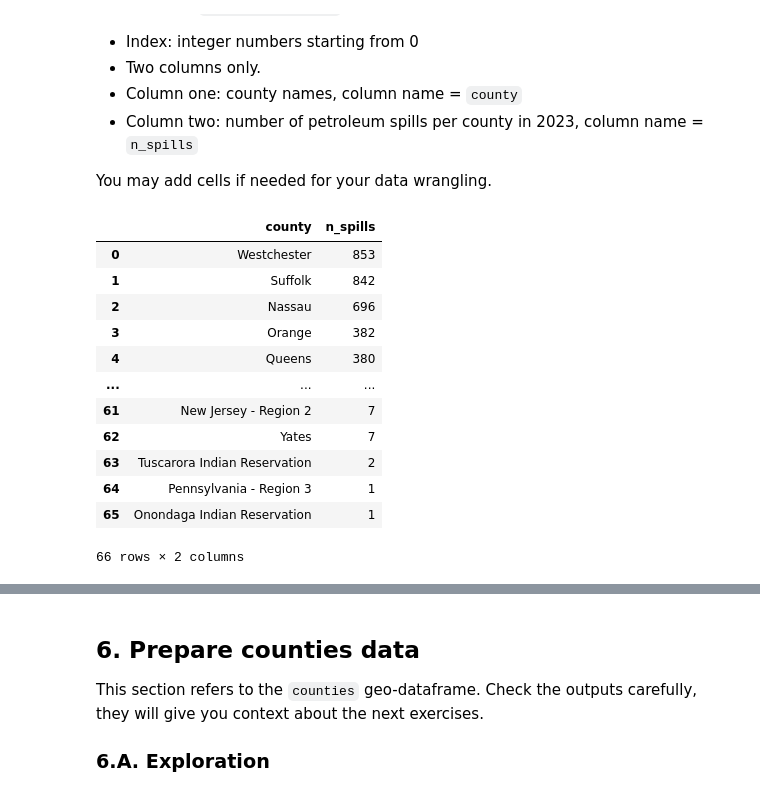
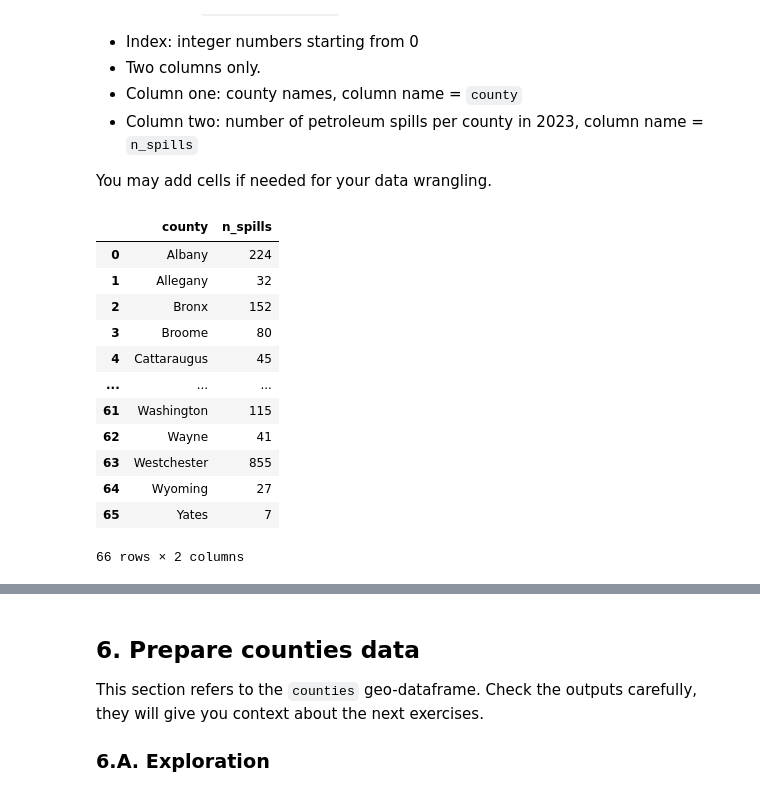
Before and after one commit to emaliap/eds220-hwk3, a Jupyter notebook: hwk3-task2-spills.ipynb, the cells around one changed output, grey strips where cells are left out. Saved outputs shown, nothing was run; the diff lists cells and outputs as text; code cells hidden in the pictures.

```diff
--- a/hwk3-task2-spills.ipynb
+++ b/hwk3-task2-spills.ipynb
@@ -273,7 +258,7 @@ Name: spill_date, dtype: datetime64[ns]
 a. Select data about petroleum spills that took place between January 1 and December 31, 2023 (including both dates). Store it in a variable named `petr_23`. The data selection should occur in a single line. You may add cells as needed.
 # %%
 # Filter spills data to petroleum spills in 2023
-petr_23 = spills[(spills['material_family'] == 'Petroleum') & (spills['spill_date'] > '2023-01-01') & (spills['spill_date'] < '2023-12-31')]
+petr_23 = spills[(spills['material_family'] == 'Petroleum') & (spills['spill_date'].dt.year == 2023)]
 # %% [markdown]
 <!-- END QUESTION -->
 
@@ -349,24 +334,23 @@ You may add cells if needed for your data wrangling.
 # %%
 # Create dataframe with number of unique spills per county
 spills_per_county = (petr_23.groupby('county')['spill_number'].nunique()
                      .rename('n_spills')
-                     .sort_values(ascending=False)
                      .reset_index()
                     )
 spills_per_county
 # %% [output]
 |  | county | n_spills |
-| 0 | Westchester | 853 |
-| 1 | Suffolk | 842 |
-| 2 | Nassau | 696 |
-| 3 | Orange | 382 |
-| 4 | Queens | 380 |
+| 0 | Albany | 224 |
+| 1 | Allegany | 32 |
+| 2 | Bronx | 152 |
+| 3 | Broome | 80 |
+| 4 | Cattaraugus | 45 |
 | ... | ... | ... |
-| 61 | New Jersey - Region 2 | 7 |
-| 62 | Yates | 7 |
-| 63 | Tuscarora Indian Reservation | 2 |
-| 64 | Pennsylvania - Region 3 | 1 |
-| 65 | Onondaga Indian Reservation | 1 |
+| 61 | Washington | 115 |
+| 62 | Wayne | 41 |
+| 63 | Westchester | 855 |
+| 64 | Wyoming | 27 |
+| 65 | Yates | 7 |
 66 rows × 2 columns
 # %%
 grader.check("q5d")
```
Also changed, not shown: parts of 16 cells of this notebook.
